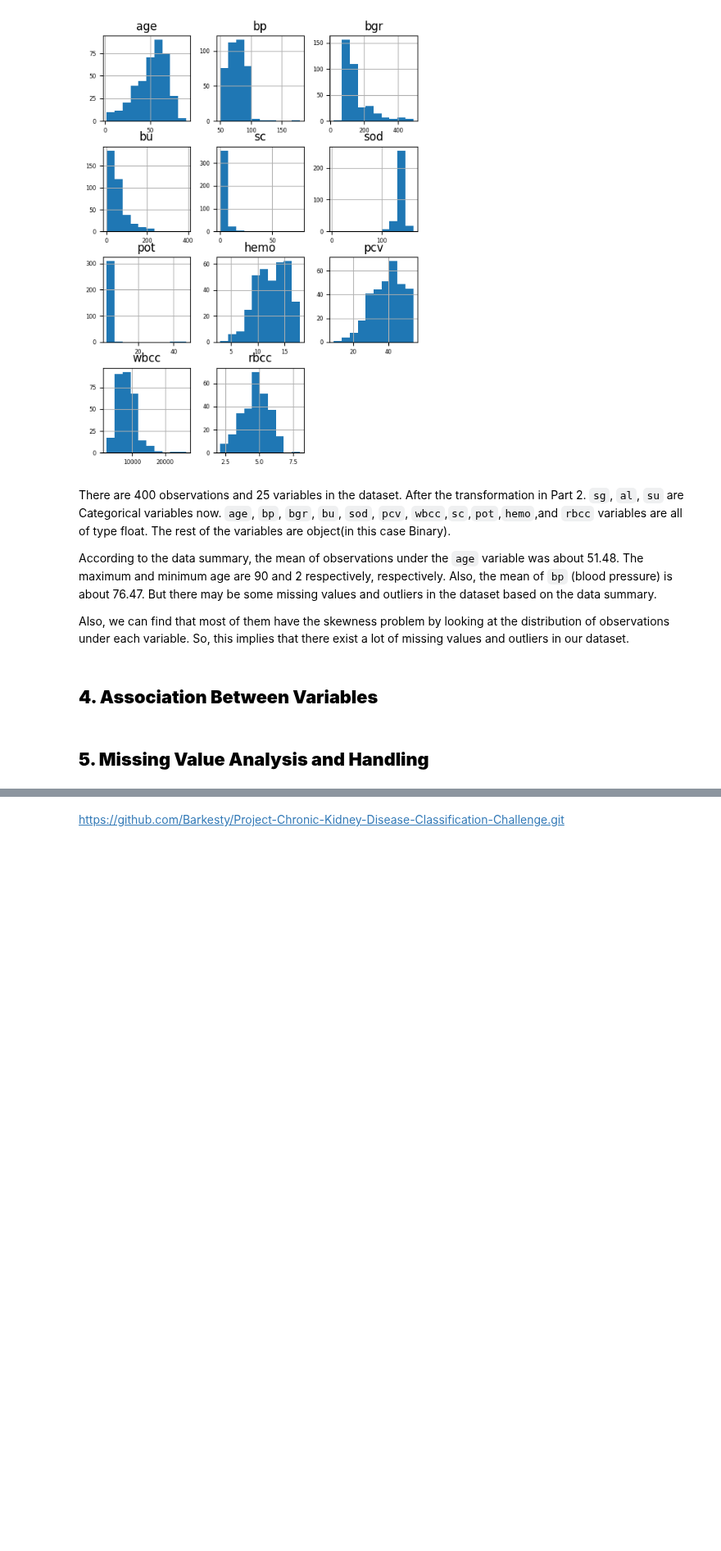
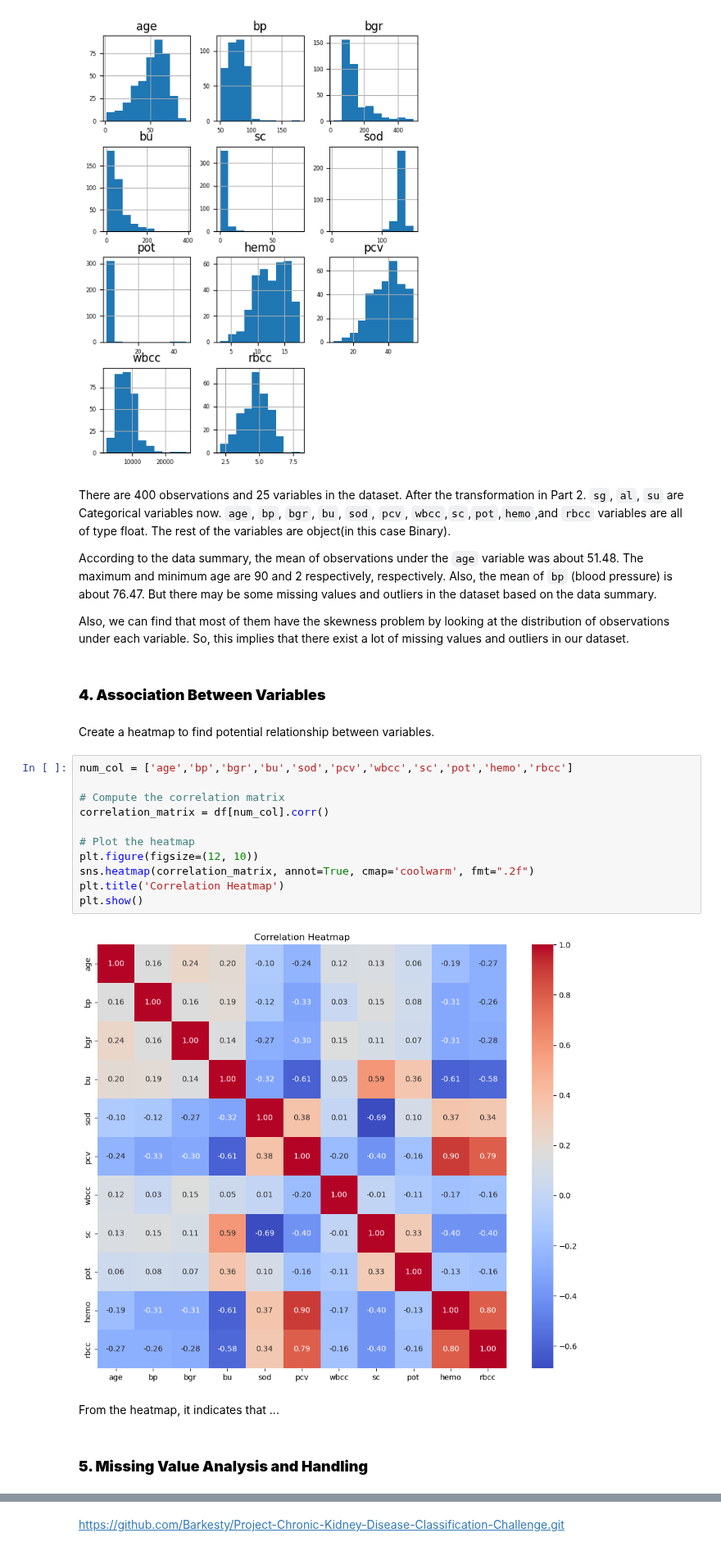
Before and after one commit to Barkesty/Project-Chronic-Kidney-Disease-Classification-Challenge, a Jupyter notebook: project.ipynb, the cells around one changed output, grey strips where cells are left out. Shown at 82% size. Drawn from its saved outputs; the diff is of its cells as text; blank space fills up the shorter version.

Commit message:
heatmap

```diff
--- a/project.ipynb
+++ b/project.ipynb
@@ -191,7 +191,24 @@ According to the data summary, the mean of observations under the `age` variable
 
 Also, we can find that most of them have the skewness problem by looking at the distribution of observations under each variable. So, this implies that there exist a lot of missing values and outliers in our dataset.
 # %% [markdown]
-## **4. Association Between Variables**
+### **4. Association Between Variables**
+# %% [markdown]
+Create a heatmap to find potential relationship between variables.
+# %%
+num_col = ['age','bp','bgr','bu','sod','pcv','wbcc','sc','pot','hemo','rbcc']
+
+# Compute the correlation matrix
+correlation_matrix = df[num_col].corr()
+
+# Plot the heatmap
+plt.figure(figsize=(12, 10))
+sns.heatmap(correlation_matrix, annot=True, cmap='coolwarm', fmt=".2f")
+plt.title('Correlation Heatmap')
+plt.show()
+# %% [output]
+[figure, added]
+# %% [markdown]
+From the heatmap, it indicates that ...
 # %% [markdown]
-## **5. Missing Value Analysis and Handling**
+### **5. Missing Value Analysis and Handling**
 # %% [markdown]
```
Also changed, not shown: parts of 11 cells of this notebook.
